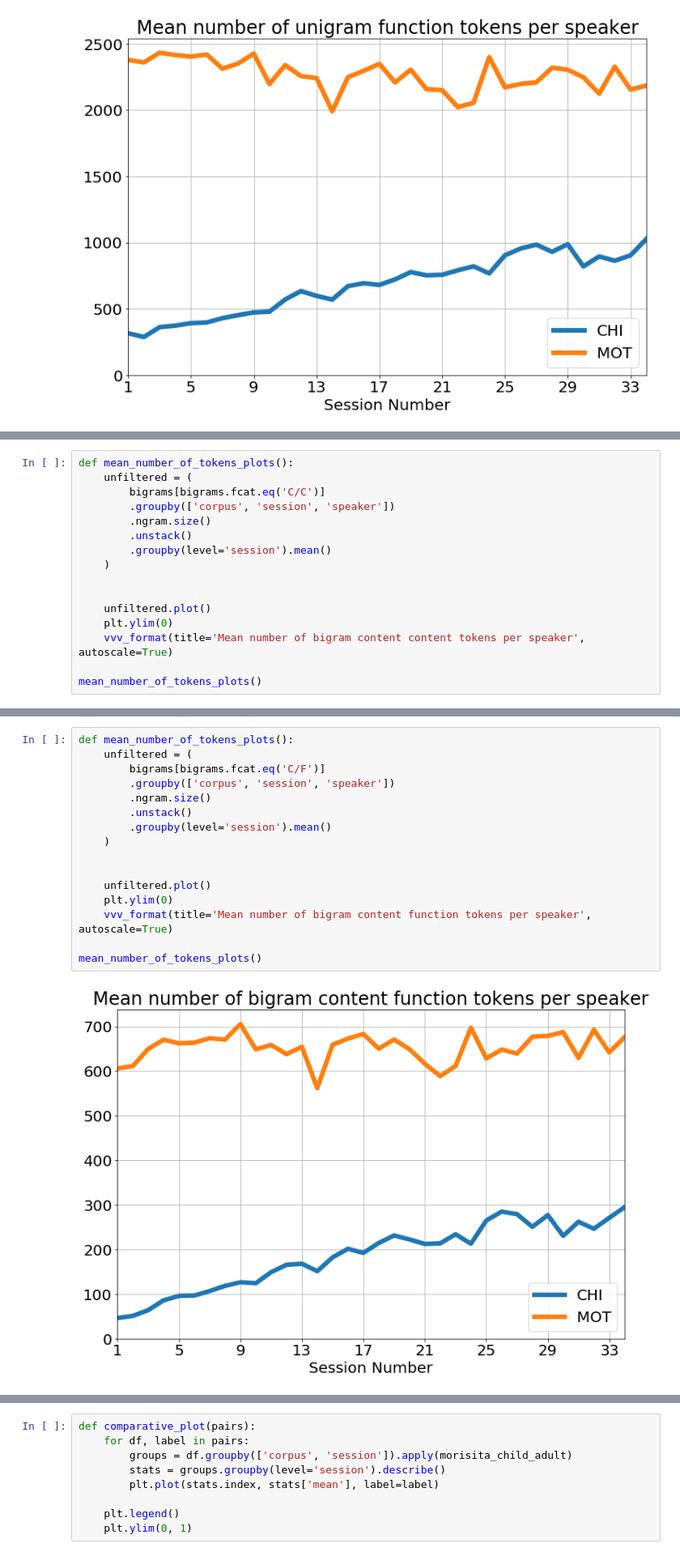
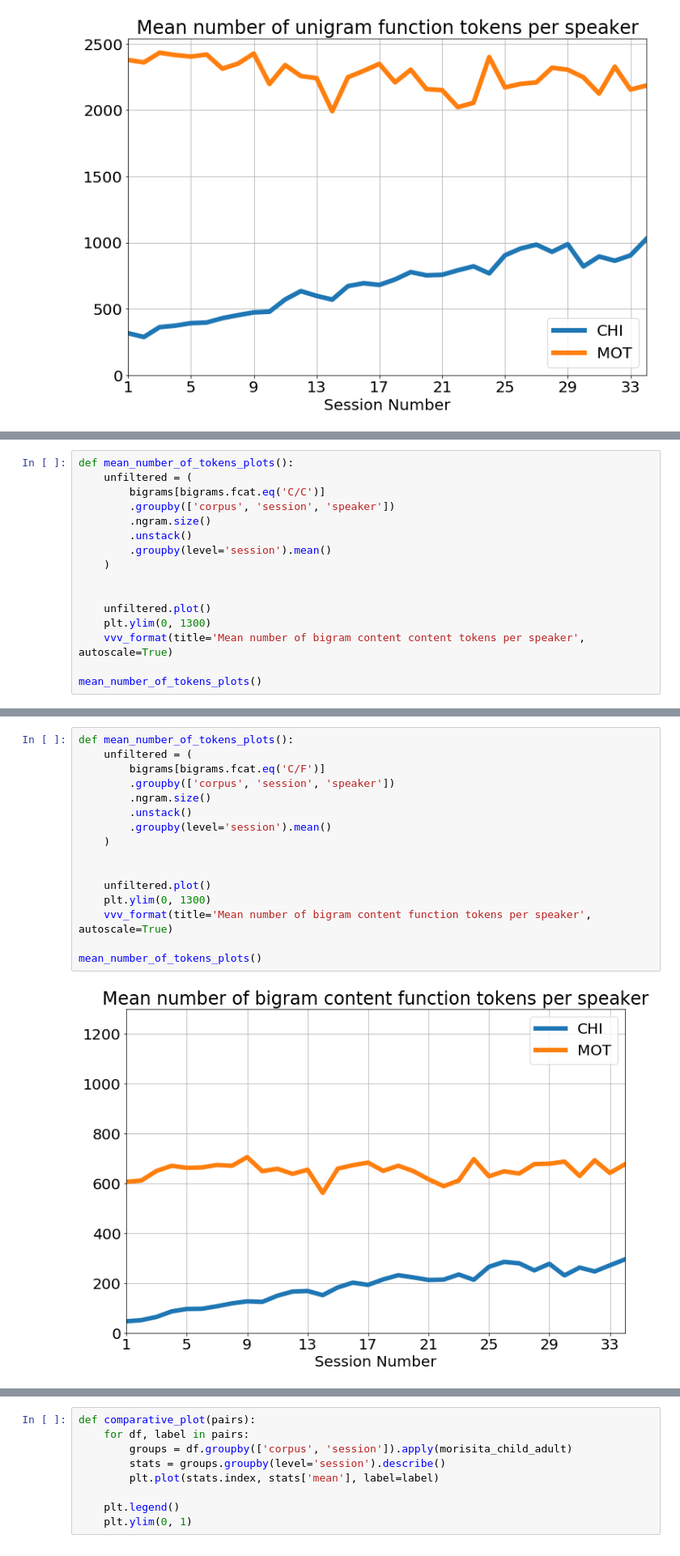
Before and after one commit to pfeyz/formulae-project, a Jupyter notebook: Morisita Function-Content Split.ipynb, the cells around one changed output, grey strips where cells are left out. Shown at 81% size. Drawn from its saved outputs; the diff is of its cells as text.

```diff
--- a/Morisita Function-Content Split.ipynb
+++ b/Morisita Function-Content Split.ipynb
@@ -284,7 +322,7 @@ def mean_number_of_tokens_plots():
 
 
     unfiltered.plot()
-    plt.ylim(0)
+    plt.ylim(0, 1300)
     vvv_format(title='Mean number of bigram content content tokens per speaker', autoscale=True)
 
 mean_number_of_tokens_plots()
@@ -293,21 +331,21 @@ mean_number_of_tokens_plots()
 # %%
 def mean_number_of_tokens_plots():
     unfiltered = (
         bigrams[bigrams.fcat.eq('C/F')]
         .groupby(['corpus', 'session', 'speaker'])
         .ngram.size()
         .unstack()
         .groupby(level='session').mean()
     )
 
 
     unfiltered.plot()
-    plt.ylim(0)
+    plt.ylim(0, 1300)
     vvv_format(title='Mean number of bigram content function tokens per speaker', autoscale=True)
 
 mean_number_of_tokens_plots()
 # %% [output]
-[figure, old version]
+[figure, new version]
 # %%
 def mean_number_of_tokens_plots():
     unfiltered = (
```
Also changed, not shown: parts of 12 cells of this notebook.
